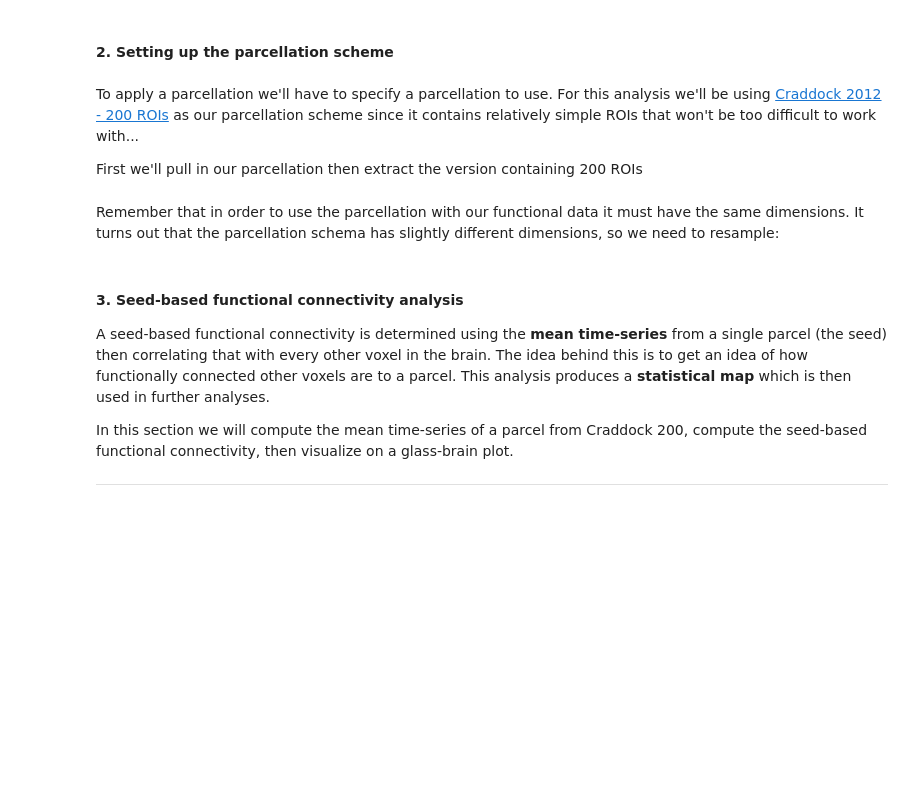
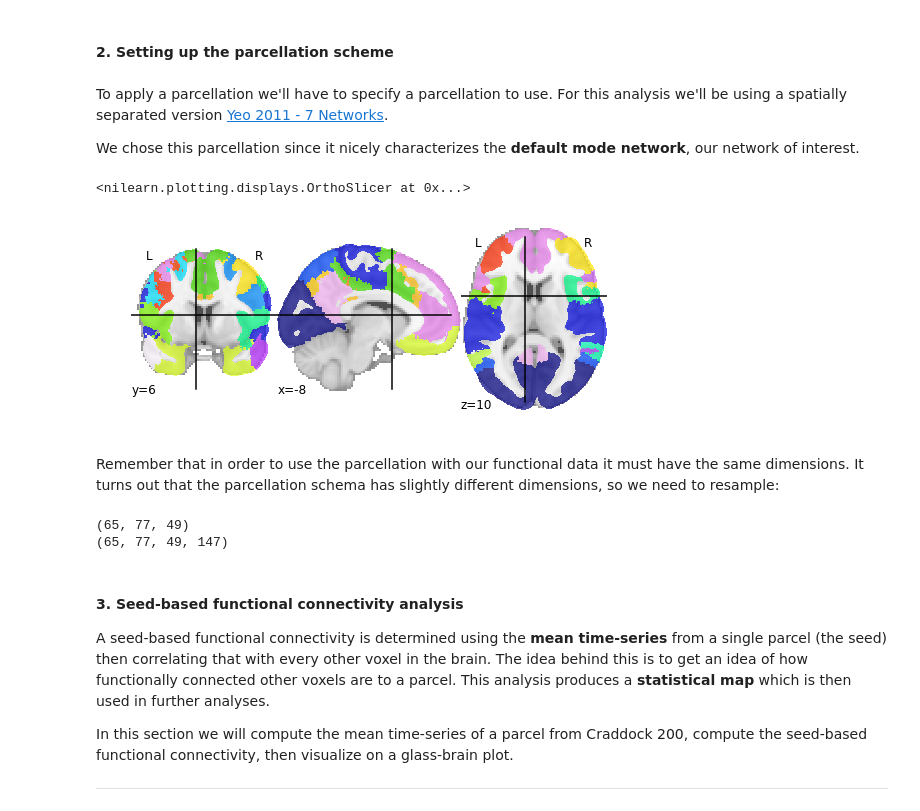
Before and after one commit to carpentries-incubator/SDC-BIDS-fMRI, a Jupyter notebook: bin/07_functional-connectivity-analysis.ipynb, the cells around one changed output. Cells and saved outputs as stored; diff of their text form; code cells hidden in the pictures; blank space fills up the shorter version.

Commit message:
use first subject + yeo

```diff
--- a/bin/07_functional-connectivity-analysis.ipynb
+++ b/bin/07_functional-connectivity-analysis.ipynb
@@ -43,10 +43,10 @@ import numpy as np
 import matplotlib.pyplot as plt
 %matplotlib inline
 # %%
-sub = '10171'
+sub = '10788'
 # %%
 #Setting up directories
-func_dir = '../data/ds000030/derivatives/fmriprep/sub-10171/func/'
+func_dir = '../data/ds000030/derivatives/fmriprep/sub-{}/func/'.format(sub)
 
 #Pre-processed functional data in MNI space
 func_file = 'sub-{}_task-rest_bold_space-MNI152NLin2009cAsym_preproc.nii.gz'.format(sub)
@@ -113,28 +113,27 @@ clean_img = img.clean_img(func_img,confounds=confounds,low_pass=0.08,high_pass=0
 #### 2. Setting up the parcellation scheme
 # %% [markdown]
 To apply a parcellation we'll have to specify a parcellation to use.
-For this analysis we'll be using [Craddock 2012 - 200 ROIs](https://www.ncbi.nlm.nih.gov/pmc/articles/PMC3838923/) as our parcellation scheme since it contains relatively simple ROIs that won't be too difficult to work with...
+For this analysis we'll be using a spatially separated version [Yeo 2011 - 7 Networks](https://www.ncbi.nlm.nih.gov/pubmed/21653723).
 
-First we'll pull in our parcellation then extract the version containing 200 ROIs
+We chose this parcellation since it nicely characterizes the **default mode network**, our network of interest.
-# %%
-parcel_dir = '../resources/rois/'
-fetch_atlas = datasets.fetch_atlas_craddock_2012(parcel_dir)
-
-#Notice cc_atlas is 4D, where the 4th dimension contains different types of parcellations
-cc_atlas = img.load_img(fetch_atlas['random'])
-
-#Index 19, contains the 200 ROI parcellation we want to use
-cc200 = cc_atlas.slicer[:,:,:,19]
-
-#Let's visualize it
-plot.plot_roi(cc200,cmap='Paired')
+# %%
+#Load in the spatially separated Yeo 2011 7 networks and view
+parcel_file = '../resources/rois/yeo_2011/Yeo_JNeurophysiol11_MNI152/relabeled_yeo_atlas.nii.gz'
+yeo_7 = img.load_img(parcel_file)
+plot.plot_roi(yeo_7)
+# %% [output]
+<nilearn.plotting.displays.OrthoSlicer at 0x...>
+[figure, added]
 # %% [markdown]
 Remember that in order to use the parcellation with our functional data it must have the same dimensions. It turns out that the parcellation schema has slightly different dimensions, so we need to resample:
 # %%
 #We use "nearest" to preserve the label values (a label of 2.42 for example, doesn't and shouldn't exist)
-resamp_cc200 = img.resample_to_img(cc200,clean_img,interpolation='nearest')
-print(resamp_cc200.shape)
+resamp_yeo7 = img.resample_to_img(yeo_7,clean_img,interpolation='nearest')
+print(resamp_yeo7.shape)
 print(clean_img.shape)
+# %% [output]
+(65, 77, 49)
+(65, 77, 49, 147)
 # %% [markdown]
 #### 3. Seed-based functional connectivity analysis
 A seed-based functional connectivity is determined using the **mean time-series** from a single parcel (the seed) then correlating that with every other voxel in the brain. The idea behind this is to get an idea of how functionally connected other voxels are to a parcel. This analysis produces a **statistical map** which is then used in further analyses.
```
Also changed, not shown: 4 other files.
